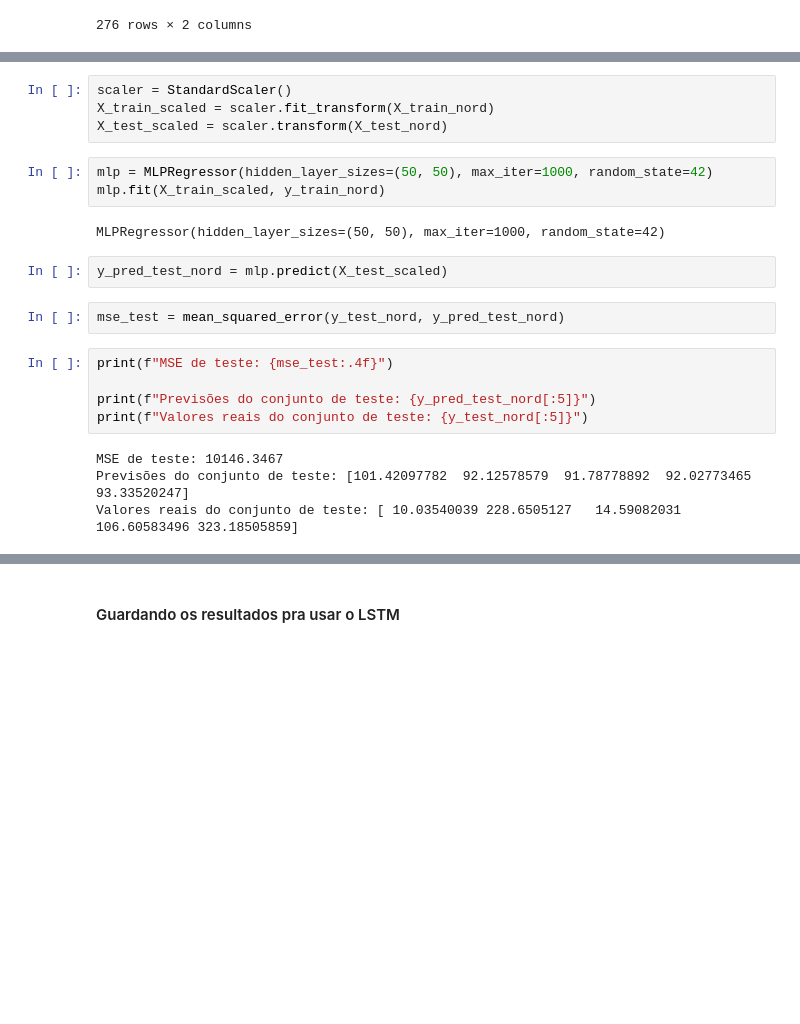
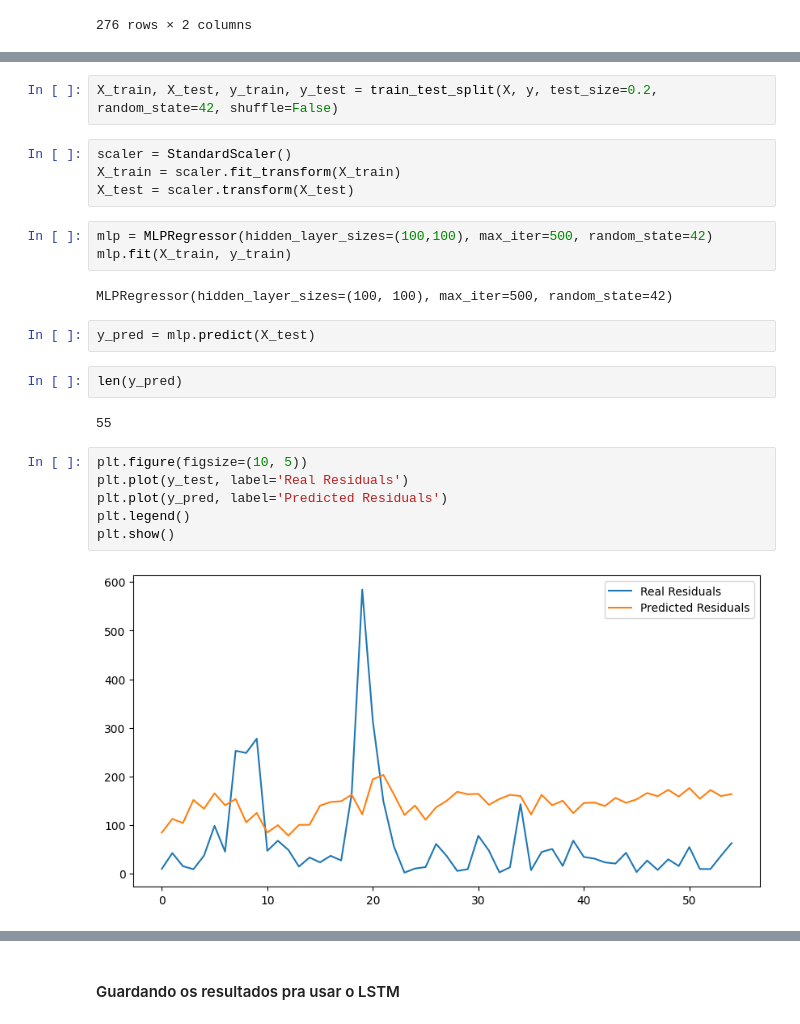
Before and after one commit to MateusVasc/IC-Cancer-Time-Series, a Jupyter notebook: Construindo o modelo hibrido/hibrido_test.ipynb, the cells around one changed output, grey strips where cells are left out. Drawn from its saved outputs; the diff is of its cells as text; blank space fills up the shorter version.

Commit message:
feat: Adicionando janelamento e shuffle false ao split

```diff
--- a/Construindo o modelo hibrido/hibrido_test.ipynb
+++ b/Construindo o modelo hibrido/hibrido_test.ipynb
@@ -371,22 +391,25 @@ X_train_nord, X_test_nord, y_train_nord, y_test_nord = train_test_split(X_nordes
+# %%
+X_train, X_test, y_train, y_test = train_test_split(X, y, test_size=0.2, random_state=42, shuffle=False)
 # %%
 scaler = StandardScaler()
-X_train_scaled = scaler.fit_transform(X_train_nord)
-X_test_scaled = scaler.transform(X_test_nord)
+X_train = scaler.fit_transform(X_train)
+X_test = scaler.transform(X_test)
 # %%
-mlp = MLPRegressor(hidden_layer_sizes=(50, 50), max_iter=1000, random_state=42)
-mlp.fit(X_train_scaled, y_train_nord)
+mlp = MLPRegressor(hidden_layer_sizes=(100,100), max_iter=500, random_state=42)
+mlp.fit(X_train, y_train)
 # %% [output]
-MLPRegressor(hidden_layer_sizes=(50, 50), max_iter=1000, random_state=42)
+MLPRegressor(hidden_layer_sizes=(100, 100), max_iter=500, random_state=42)
 # %%
-y_pred_test_nord = mlp.predict(X_test_scaled)
+y_pred = mlp.predict(X_test)
-# %%
-mse_test = mean_squared_error(y_test_nord, y_pred_test_nord)
-# %%
-print(f"MSE de teste: {mse_test:.4f}")
-
-print(f"Previsões do conjunto de teste: {y_pred_test_nord[:5]}")
-print(f"Valores reais do conjunto de teste: {y_test_nord[:5]}")
-# %% [output]
-MSE de teste: 10146.3467
-Previsões do conjunto de teste: [101.42097782  92.12578579  91.78778892  92.02773465  93.33520247]
-Valores reais do conjunto de teste: [ 10.03540039 228.6505127   14.59082031 106.60583496 323.18505859]
+# %%
+len(y_pred)
+# %% [output]
+55
+# %%
+plt.figure(figsize=(10, 5))
+plt.plot(y_test, label='Real Residuals')
+plt.plot(y_pred, label='Predicted Residuals')
+plt.legend()
+plt.show()
+# %% [output]
+[figure, added]
```
Also changed, not shown: parts of 8 cells of this notebook.
